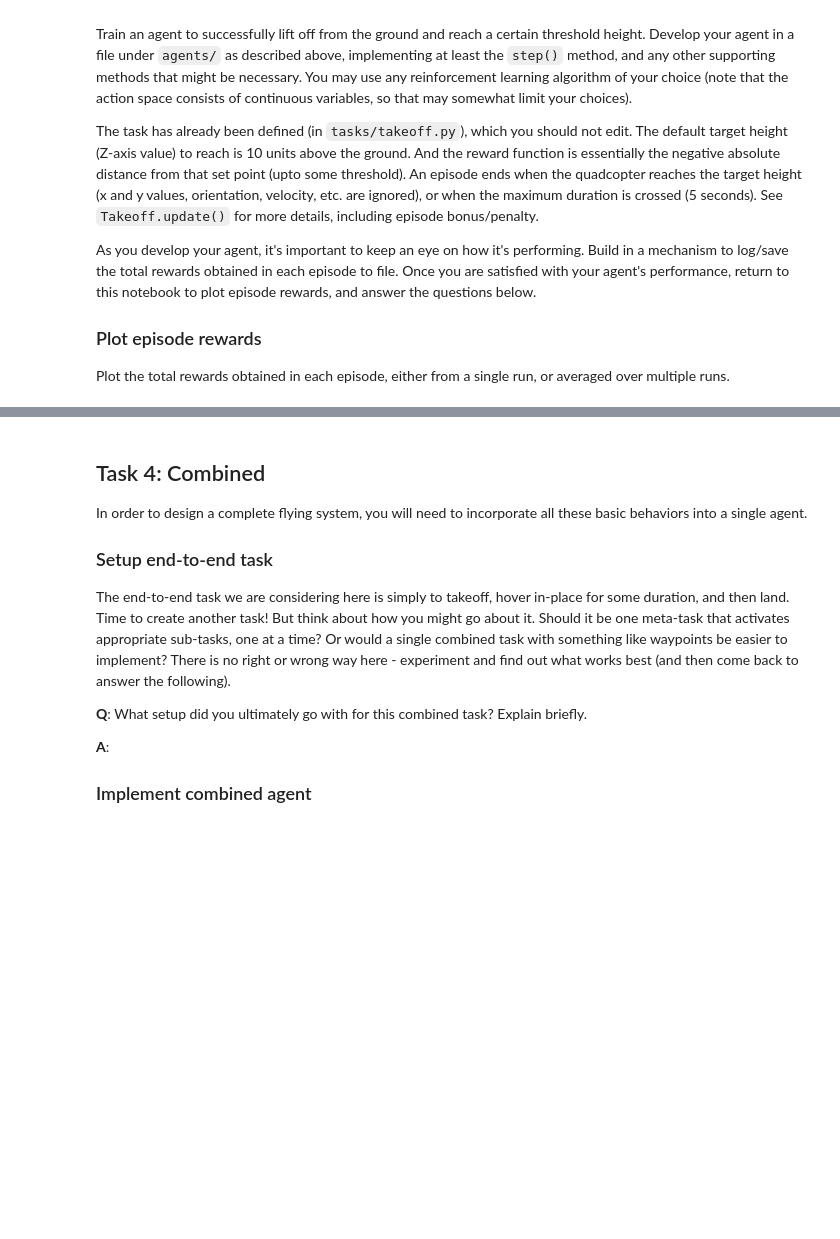
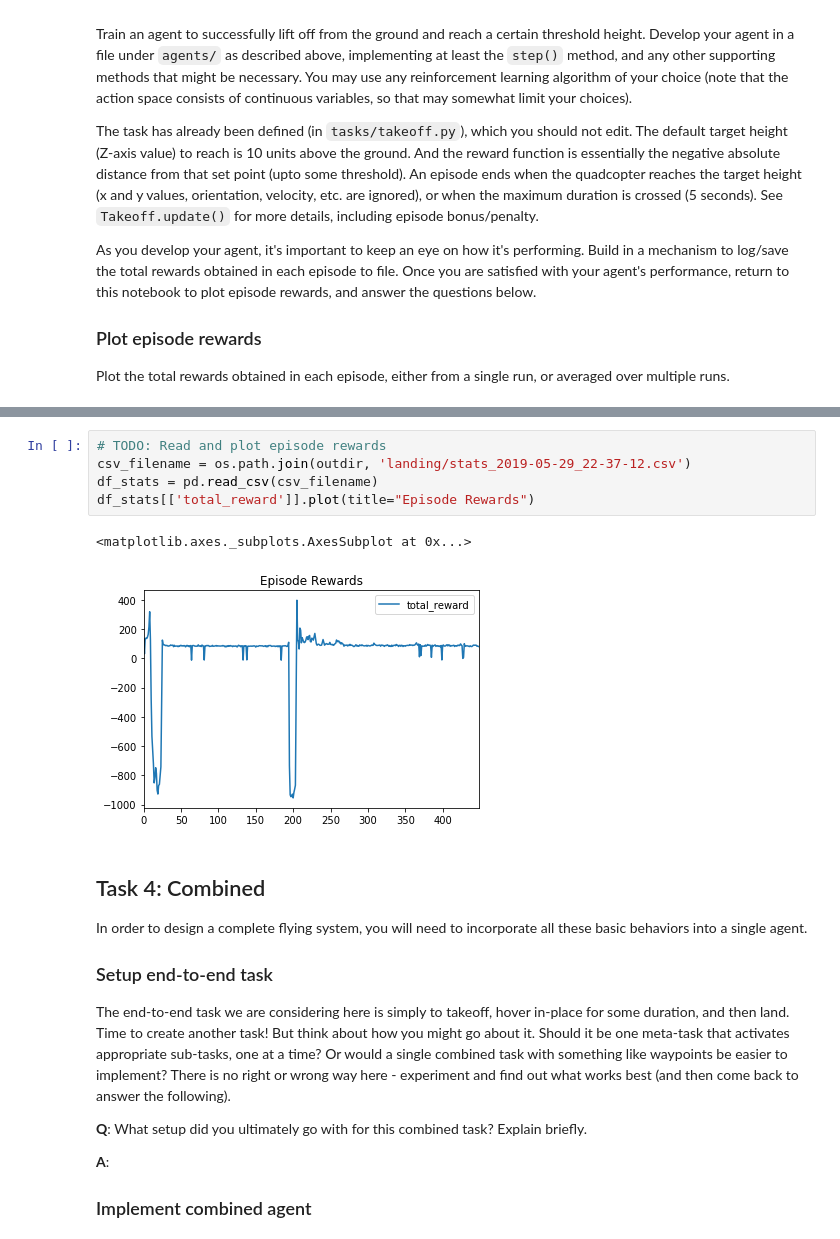
Before and after one commit to Keris/RL-Quadcopter, a Jupyter notebook: quad_controller_rl/notebooks/RL-Quadcopter.ipynb, the cells around one changed output, grey strips where cells are left out. Drawn from its saved outputs; the diff is of its cells as text; blank space fills up the shorter version.

```diff
--- a/quad_controller_rl/notebooks/RL-Quadcopter.ipynb
+++ b/quad_controller_rl/notebooks/RL-Quadcopter.ipynb
@@ -246,3 +359,11 @@ As before, plot the episode rewards, either from a single run, or averaged over
+# %%
+# TODO: Read and plot episode rewards
+csv_filename = os.path.join(outdir, 'landing/stats_2019-05-29_22-37-12.csv')
+df_stats = pd.read_csv(csv_filename)
+df_stats[['total_reward']].plot(title="Episode Rewards")
+# %% [output]
+<matplotlib.axes._subplots.AxesSubplot at 0x...>
+[figure, added]
 # %% [markdown]
 ## Task 4: Combined
 
```
Also changed, not shown: parts of 12 cells of this notebook, 16 other files.
